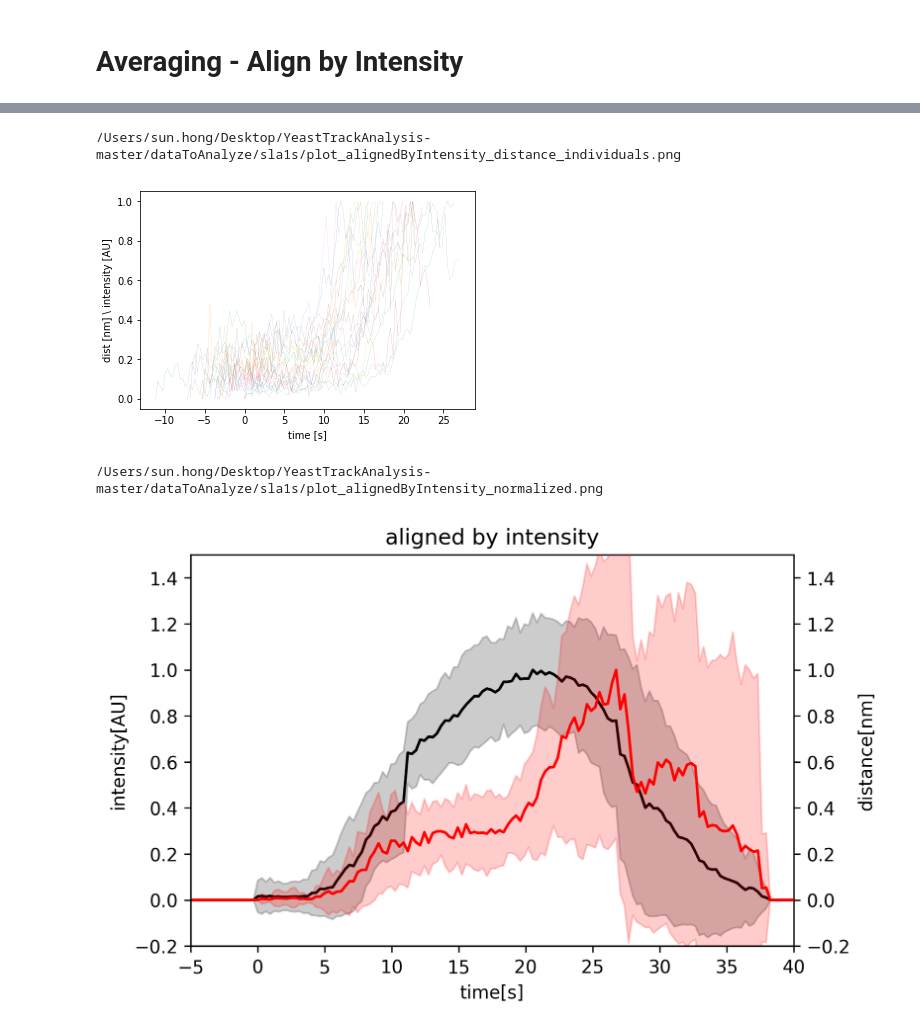
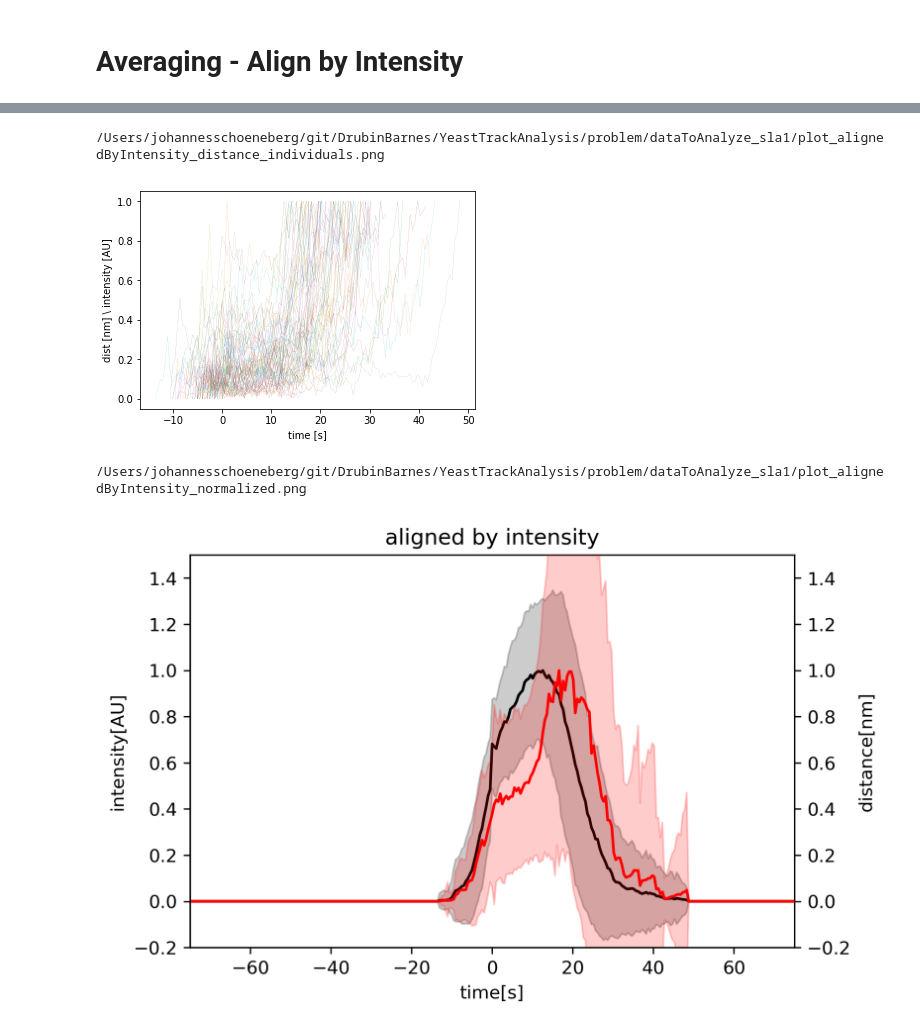
Before and after one commit to elifesciences-publications/YeastTrackAnalysis, a Jupyter notebook: analysis_multiTrack_listOfFiles.ipynb, the cells around one changed output, grey strips where cells are left out. Drawn from its saved outputs; the diff is of its cells as text; code cells hidden in the pictures.

Commit message:
fixed the zero point problem and the framerate shift caused by jumps in the first part of the trace

```diff
--- a/analysis_multiTrack_listOfFiles.ipynb
+++ b/analysis_multiTrack_listOfFiles.ipynb
@@ -26,8 +26,8 @@ def align_yaxis(ax1, v1, ax2, v2):
 # %% [markdown]
 # input data
 # %%
-path = "/Users/sun.hong/Desktop/YeastTrackAnalysis-master/dataToAnalyze/"
-#path = "/Users/johannesschoeneberg/Desktop/SchoenebergLab/imageAnalysis_Yidi_Sun/data_2018-08-29/08132018_for_Joh/abp1gfp_and_fim1gfp_110msec_07232018/"
+#path = "/Users/sun.hong/Desktop/YeastTrackAnalysis-master/dataToAnalyze/"
+path = "/Users/johannesschoeneberg/git/DrubinBarnes/YeastTrackAnalysis/problem/"
 
 
 #what data is good for inflection point
@@ -40,13 +40,13 @@ path = "/Users/sun.hong/Desktop/YeastTrackAnalysis-master/dataToAnalyze/"
 # THESE ARE THE ONLY PARAMETERS TO CHANGE
 
 # change your filename to the file you want to analyze
-path_to_all_tracks_data = path+"sla1s/"
+path_to_all_tracks_data = path+"dataToAnalyze_sla1/"
 #path_to_all_tracks_data = path+"budding_yeast_abp1_gfp/"
 
 allTracksFilename = 'all_tracks.csv'
 
 #
-frameToSecondConversion = 0.311
+frameToSecondConversion = 0.503
 pixelToNanometerConversion = 65
 
 
@@ -279,8 +279,7 @@ for filename in filenames:
     framesAccumulator_distance = np.array(framesAccumulator_distance)
     allFramesAccumulated_distance.append(framesAccumulator_distance)
 
-    secondsPerFrame = np.diff(time)[0]
-    time = secondsPerFrame*(np.array(range(0,accumulatorSize))-(accumulatorZeroIndex-inflectionPointIndex))
+    time = frameToSecondConversion*(np.array(range(0,accumulatorSize))-accumulatorZeroIndex) #zero is at accumulatorZeroIndex, = 500
 # %%
 
 
@@ -528,8 +527,8 @@ outputFigurePath= outputpath+"plot_alignedByIntensity_distance_individuals.png"
 print(outputFigurePath)
 plt.savefig(outputFigurePath)
 # %% [output]
-/Users/sun.hong/Desktop/YeastTrackAnalysis-master/dataToAnalyze/sla1s/plot_alignedByIntensity_distance_individuals.png
+/Users/johannesschoeneberg/git/DrubinBarnes/YeastTrackAnalysis/problem/dataToAnalyze_sla1/plot_alignedByIntensity_distance_individuals.png
-[figure, old version]
+[figure, new version]
 # %%
 allFramesAccumulated_intensity = []
 allFramesAccumulated_distance = []
@@ -581,8 +580,8 @@ for filename in filenames:
     framesAccumulator_distance = np.array(framesAccumulator_distance)
     allFramesAccumulated_distance.append(framesAccumulator_distance)
 
-    secondsPerFrame = np.diff(time)[0]
-    time = secondsPerFrame*(np.array(range(0,accumulatorSize))-(accumulatorZeroIndex-inflectionPointIndex))
+
+    time = frameToSecondConversion*(np.array(range(0,accumulatorSize))-accumulatorZeroIndex) #zero is at accumulatorZeroIndex, = 500
 # %%
 
 
@@ -640,36 +639,36 @@ ax1.set_ylim(-0.2,1.5)
 ax2.set_ylim(-0.2,1.5)
 ##########
 # Change this to change plotting window (x-axis)
 ##########
-plt.xlim(-5,40)
+plt.xlim(-75,75)
 
 ax1.set_xlabel("time[s]")
 
 
 outputFigurePath= outputpath+"plot_alignedByIntensity_normalized.png"
 print(outputFigurePath)
 
 
 plt.savefig(outputFigurePath)
 
 
 df = pd.DataFrame()
 df['time[frames]'] = time
 df['multi_alignedByIntensity_intensity_mean'] = int_mean
 df['multi_alignedByIntensity_intensity_std'] = int_std
 df['multi_alignedByIntensity_intensity_mean_normalized'] = int_mean_norm
 df['multi_alignedByIntensity_intensity_std_normalized'] = int_std_norm
 
 df['multi_alignedByIntensity_distance_mean'] = dist_mean
 df['multi_alignedByIntensity_distance_std'] = dist_std
 df['multi_alignedByIntensity_distance_mean_normalized'] = dist_mean_norm
 df['multi_alignedByIntensity_distance_std_normalized'] = dist_std_norm
 
 outputDataFilePath = outputpath+'output_alignedByIntensity.csv'
 df.to_csv(outputDataFilePath)
 # %% [output]
-/Users/sun.hong/Desktop/YeastTrackAnalysis-master/dataToAnalyze/sla1s/plot_alignedByIntensity_normalized.png
+/Users/johannesschoeneberg/git/DrubinBarnes/YeastTrackAnalysis/problem/dataToAnalyze_sla1/plot_alignedByIntensity_normalized.png
-[figure, old version]
+[figure, new version]
 # %%
 
 
```
Also changed, not shown: parts of 13 cells of this notebook, 1 other file.
